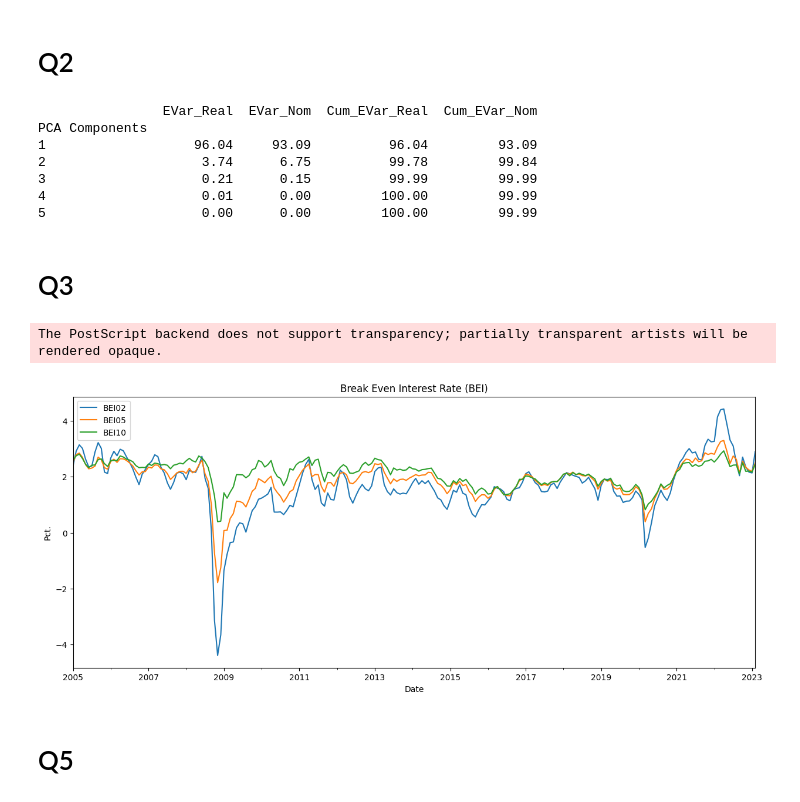
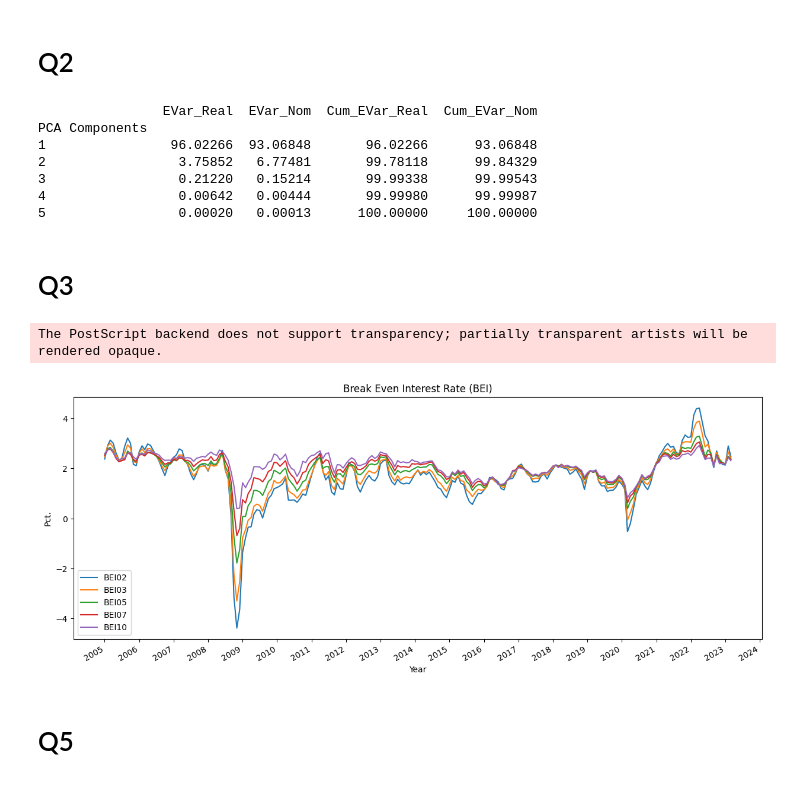
Before and after one commit to EmilieMunkedal/Bachelor, a Jupyter notebook: notebook-1 (1).ipynb, the cells around one changed output. Cells and saved outputs as stored; diff of their text form; code cells hidden in the pictures.

Commit message:
Plots

```diff
--- a/notebook-1 (1).ipynb
+++ b/notebook-1 (1).ipynb
@@ -86,40 +86,44 @@ X_nom = pca_nom.fit(nom_std) # PCA, fitter 'nominel' % Hvorfor ikke transform he
 
 df = pd.DataFrame(
     {
-        'EVar_Real': np.round(pca_real.explained_variance_ratio_,4)*100, # andel af varians forklaret af de valgte komponenter med 4 decimaler i procent
-        'EVar_Nom': np.round(pca_nom.explained_variance_ratio_,4)*100, # andel af varians forklaret af de valgte komponenter med 4 decimaler i procent
-        'Cum_EVar_Real': np.cumsum(np.round(pca_real.explained_variance_ratio_,4)*100), # akkkumulerede sum af ovenstående
-        'Cum_EVar_Nom': np.cumsum(np.round(pca_nom.explained_variance_ratio_,4)*100) # akkkumulerede sum af ovenstående
+        'EVar_Real': np.round(pca_real.explained_variance_ratio_,7)*100, # andel af varians forklaret af de valgte komponenter med 4 decimaler i procent
+        'EVar_Nom': np.round(pca_nom.explained_variance_ratio_,7)*100, # andel af varians forklaret af de valgte komponenter med 4 decimaler i procent
+        'Cum_EVar_Real': np.cumsum(np.round(pca_real.explained_variance_ratio_,7)*100), # akkkumulerede sum af ovenstående
+        'Cum_EVar_Nom': np.cumsum(np.round(pca_nom.explained_variance_ratio_,7)*100) # akkkumulerede sum af ovenstående
     }, index=range(1,6)) # returnerer en række tal mellem 1 og 6
 df.index.name = 'PCA Components' # Overskrift i tabel
 print(df)
 # %% [output]
                 EVar_Real  EVar_Nom  Cum_EVar_Real  Cum_EVar_Nom
 PCA Components
-1                   96.04     93.09          96.04         93.09
-2                    3.74      6.75          99.78         99.84
-3                    0.21      0.15          99.99         99.99
-4                    0.01      0.00         100.00         99.99
-5                    0.00      0.00         100.00         99.99
+1                96.02266  93.06848       96.02266      93.06848
+2                 3.75852   6.77481       99.78118      99.84329
+3                 0.21220   0.15214       99.99338      99.99543
+4                 0.00642   0.00444       99.99980      99.99987
+5                 0.00020   0.00013      100.00000     100.00000
 # %% [markdown]
 # Q3
 # %%
 # BEI rates for maturities of 2, 5, 10 years
 data_bei = data_nom.join(data_real, on = 'Date') # Matcher datasæt ift. dato i en string
 
-for x in ['02', '05', '10']:
+for x in ['02', '03', '05', '07', '10']:
     data_bei['BEI' + x] = data_bei['SVENY' + x] - data_bei['TIPSY' + x] # Henter data for 2, 5 og 10 årige med udgangspunkt i formel for BEI = Nominel - Real
 
-data_bei = data_bei[['BEI02', 'BEI05', 'BEI10']] # Gemmer BEI som nyt datasæt
+data_bei = data_bei[['BEI02', 'BEI03', 'BEI05', 'BEI07', 'BEI10']] # Gemmer BEI som nyt datasæt
+
+plt.rcParams["figure.figsize"] = [15,12]
 
 fig, ax = plt.subplots() # flere kurver i et plot
-data_bei.plot(ax = ax)
+fig_bei=data_bei.plot(ax = ax,x_compat=True)
+fig_bei.xaxis.set_major_locator(mdates.YearLocator())
 ax.set_ylabel('Pct.') # label på y-aksen
+ax.set_xlabel('Year')
 ax.set_title('Break Even Interest Rate (BEI)') # titel
 fig.savefig('03_BEI.eps',format='eps') # Gemmer plot i fil
 # %% [output]
 The PostScript backend does not support transparency; partially transparent artists will be rendered opaque.
-[figure, old version]
+[figure, new version]
 # %% [markdown]
 # Q5
 # %%
```
Also changed, not shown: parts of 1 cell of this notebook, 5 other files.
